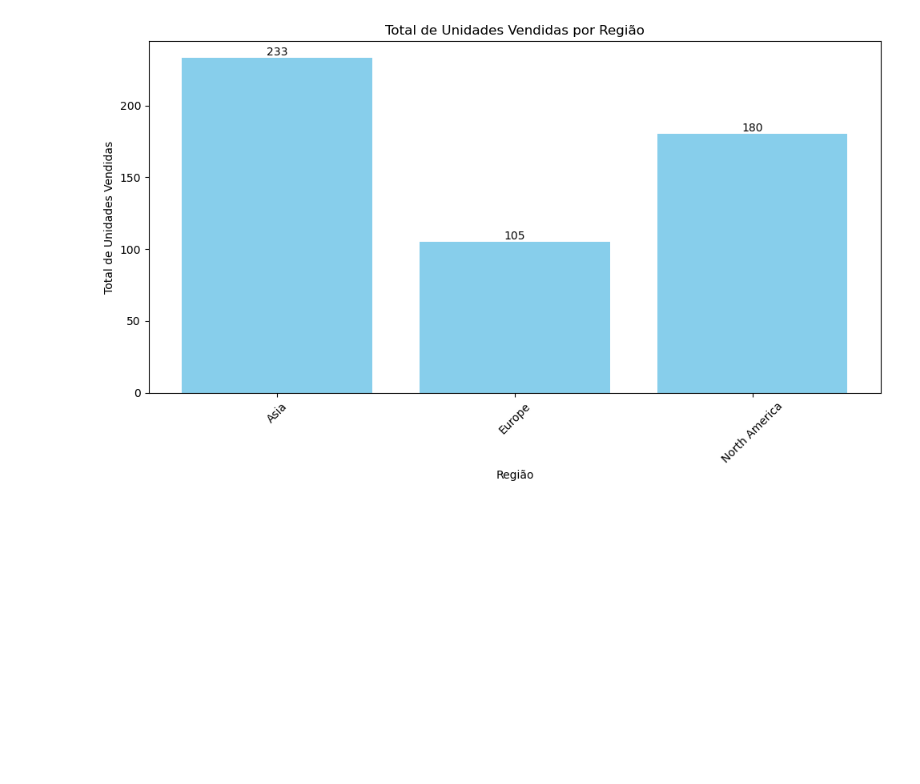
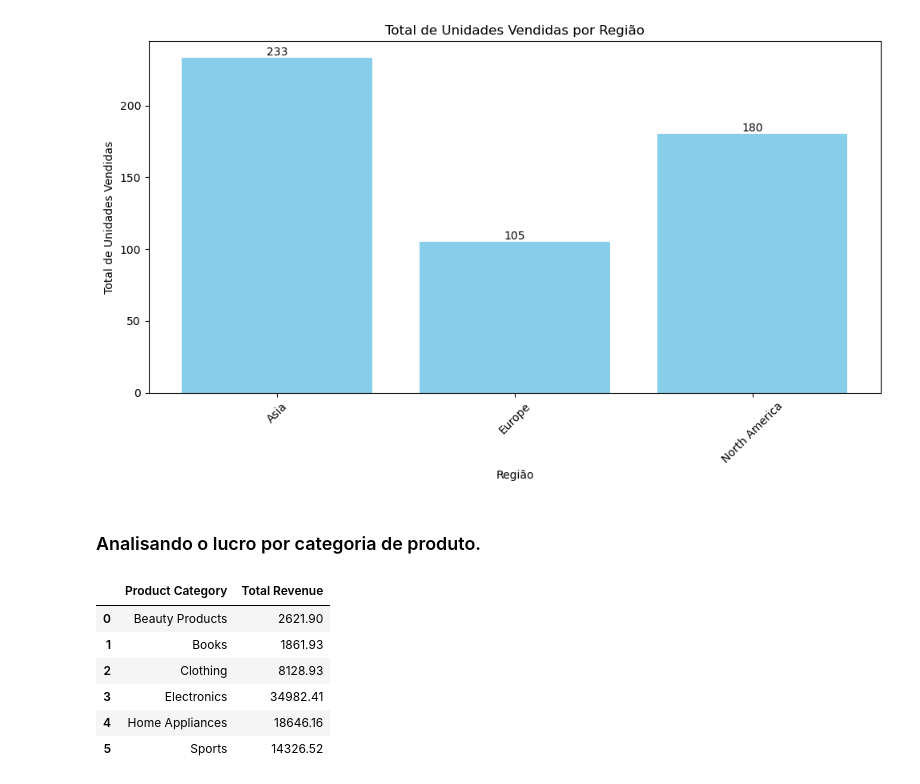
Before and after one commit to RichardHra2023/Projeto-Vendas-Online, a Jupyter notebook: Projeto Vendas Online.ipynb, the cells around one changed output. Cells and saved outputs as stored; diff of their text form; code cells hidden in the pictures; blank space fills up the shorter version.

```diff
--- a/Projeto Vendas Online.ipynb
+++ b/Projeto Vendas Online.ipynb
@@ -325,3 +324,5 @@ plt.tight_layout()
 plt.show()
 # %% [output]
 [figure]
+# %% [markdown]
+### Analisando o lucro por categoria de produto.
@@ -327,0 +331,10 @@ plt.show()
+# %%
+lucro_categoria
+# %% [output]
+|  | Product Category | Total Revenue |
+| 0 | Beauty Products | 2621.90 |
+| 1 | Books | 1861.93 |
+| 2 | Clothing | 8128.93 |
+| 3 | Electronics | 34982.41 |
+| 4 | Home Appliances | 18646.16 |
+| 5 | Sports | 14326.52 |
```
Also changed, not shown: parts of 18 cells of this notebook.
